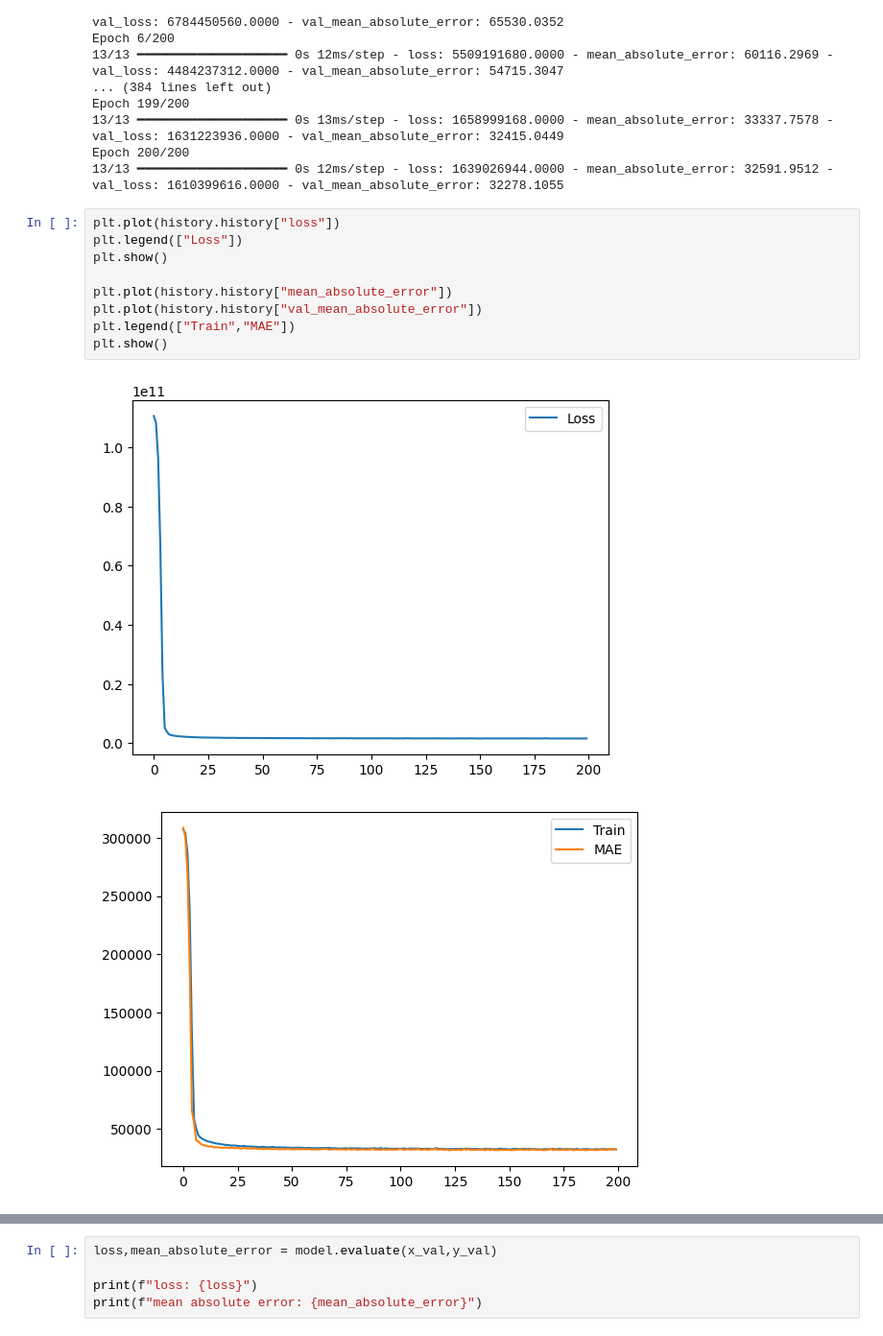
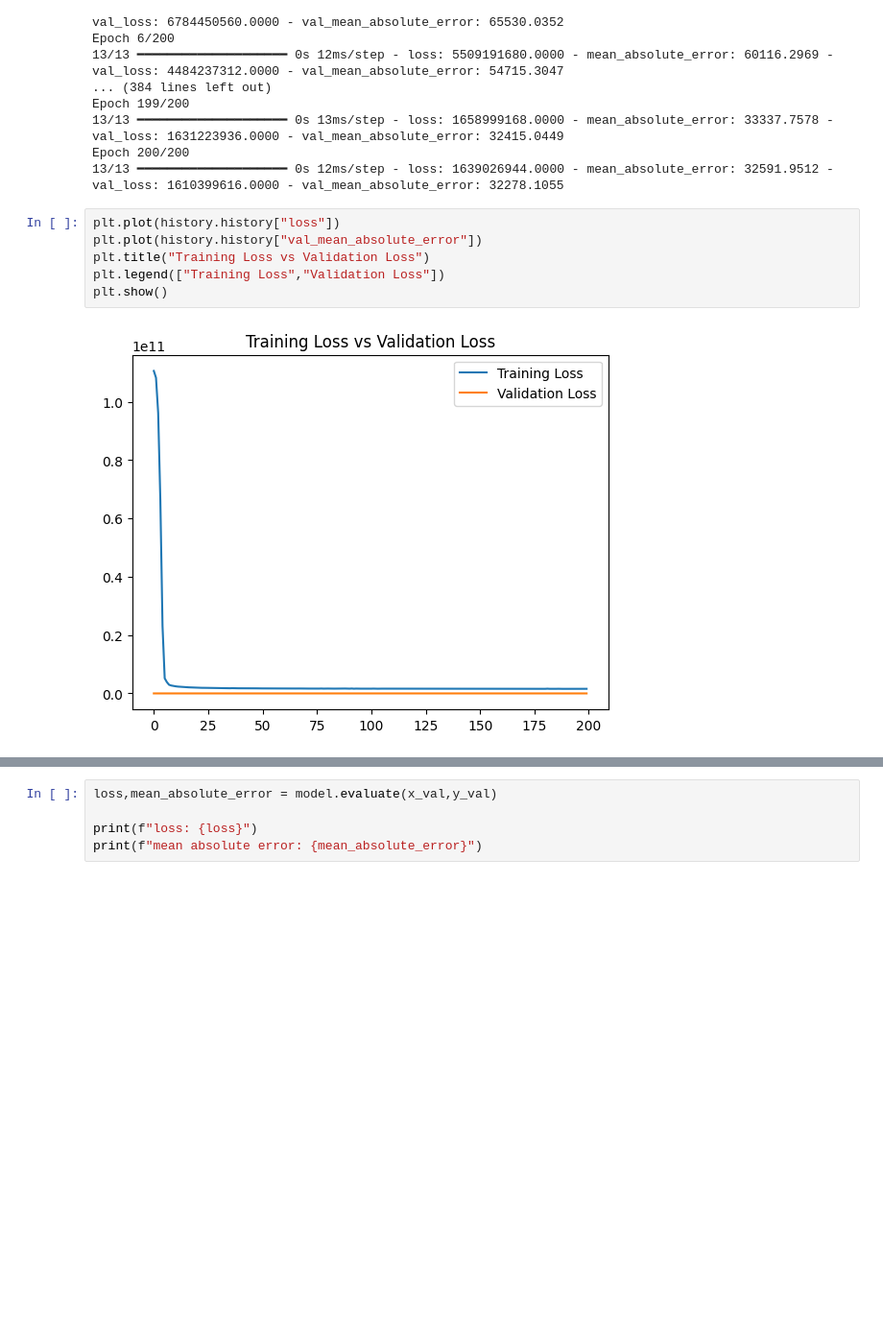
Before and after one commit to trailokya-world/Car-Price-Prediction-Using-Deep-Learning, a Jupyter notebook: Source Code/source code.ipynb, the cells around one changed output, grey strips where cells are left out. Shown: that part at 96% size. Drawn from its saved outputs; the diff is of its cells as text; blank space fills up the shorter version.

```diff
--- a/Source Code/source code.ipynb
+++ b/Source Code/source code.ipynb
@@ -209,13 +209,9 @@ Epoch 200/200
 13/13 ━━━━━━━━━━━━━━━━━━━━ 0s 12ms/step - loss: 1639026944.0000 - mean_absolute_error: 32591.9512 - val_loss: 1610399616.0000 - val_mean_absolute_error: 32278.1055
 # %%
 plt.plot(history.history["loss"])
-plt.legend(["Loss"])
+plt.plot(history.history["val_mean_absolute_error"])
+plt.title("Training Loss vs Validation Loss")
+plt.legend(["Training Loss","Validation Loss"])
 plt.show()
-
-plt.plot(history.history["mean_absolute_error"])
-plt.plot(history.history["val_mean_absolute_error"])
-plt.legend(["Train","MAE"])
-plt.show()
 # %% [output]
-[figure, old version]
+[figure, new version]
-[figure, removed]
```
Also changed, not shown: parts of 1 cell of this notebook.
